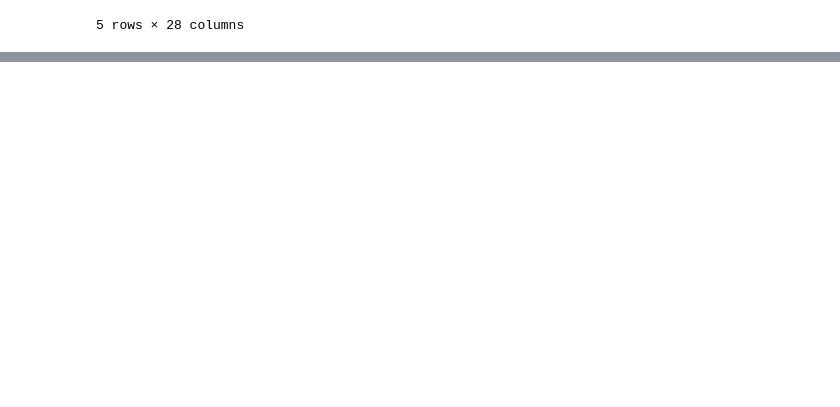
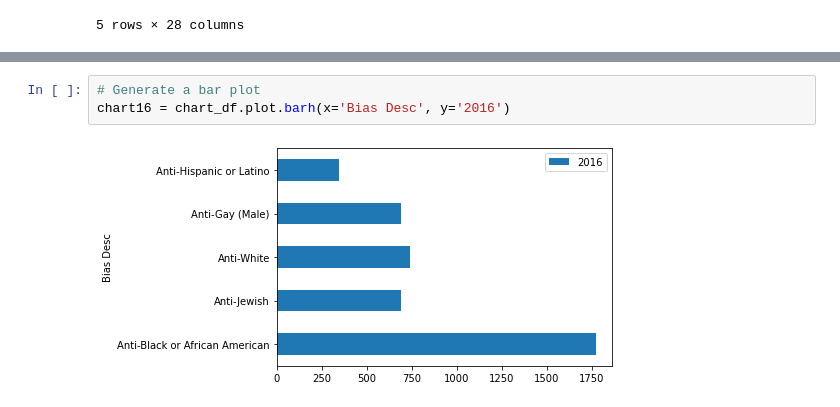
Before and after one commit to sjplaza/privateinvestigators, a Jupyter notebook: Project 1.ipynb, the cells around one changed output, grey strips where cells are left out. Saved outputs shown, nothing was run; the diff lists cells and outputs as text; blank space fills up the shorter version.

```diff
--- a/Project 1.ipynb
+++ b/Project 1.ipynb
@@ -135,0 +150,5 @@ Name: OFFENSE_NAME, Length: 118, dtype: int64
+# %%
+# Generate a bar plot
+chart16 = chart_df.plot.barh(x='Bias Desc', y='2016')
+# %% [output]
+[figure, added]
```
Also changed, not shown: parts of 21 cells of this notebook.
